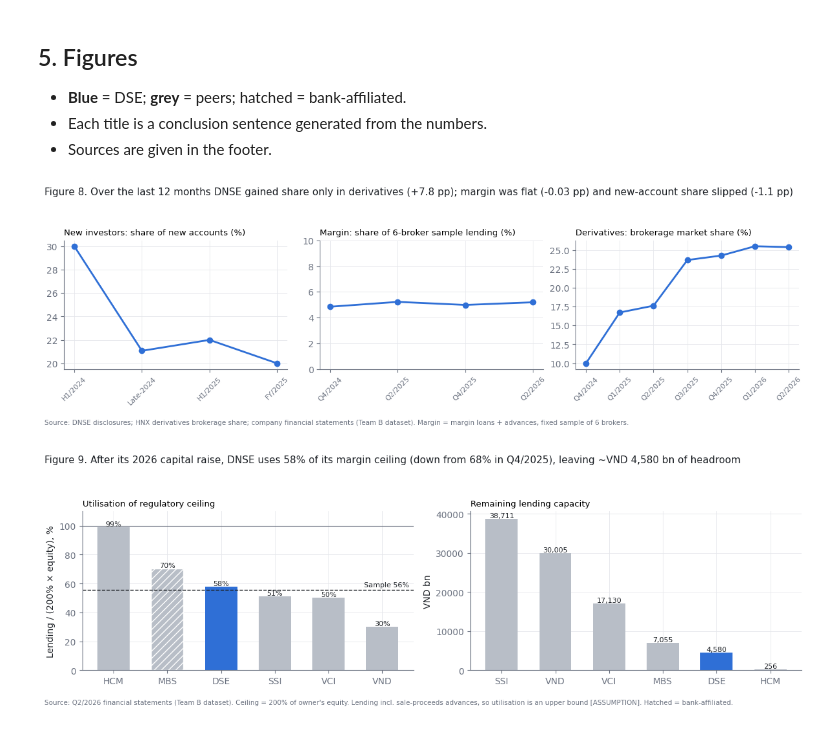
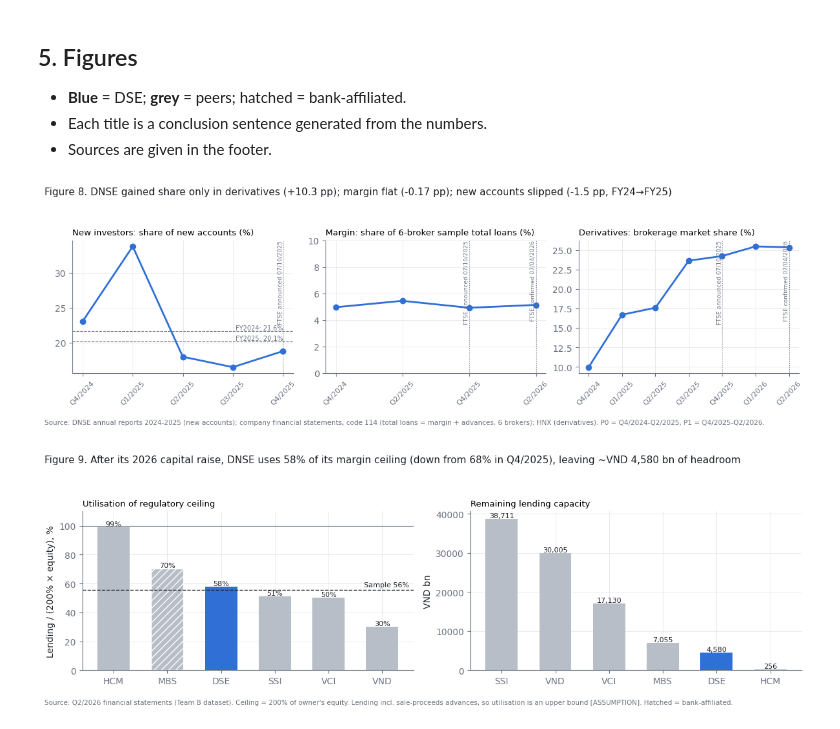
Before and after one commit to Xx-Pumpkin-xX/fba_roadto30_2026, a Jupyter notebook: notebook/B1_axis2_supply_side.ipynb, the cells around one changed output. Drawn from its saved outputs; the diff is of its cells as text; code cells hidden in the pictures.

```diff
--- a/notebook/B1_axis2_supply_side.ipynb
+++ b/notebook/B1_axis2_supply_side.ipynb
@@ -316,6 +383,11 @@ for i, t in enumerate(TICKERS, start=2):
 dse_ds = ds[ds.broker == "DSE"].set_index("quarter").share
 for i, q in enumerate(["Q4/2024", "Q1/2025", "Q2/2025", "Q3/2025", "Q4/2025", "Q1/2026", "Q2/2026"], start=2):
     check(f"DSE deriv share {q}", "2.1_Derivatives", f"O{i}", dse_ds[q])
+dl = pd.read_csv(ROOT / "data/sources/derivatives_share_links.csv", encoding="utf-8-sig").set_index("period")
+for q in ["Q3/2025", "Q4/2025", "Q1/2026", "Q2/2026"]:
+    assert np.isclose(dl.at[q, "dse_share"], dse_ds[q], atol=5e-5), q
+log("D24", "2.1_Derivatives", "O5:O8", "Sources D4-D7 had no link",
+    "Checked against HNX releases (Q3/25, Q4/25, Q2/26) and Vietstock citing HNX (Q1/26): 4/4 match")
 p = deriv_param
 sides_year = p["matched_contracts_h1_26"] * p["dse_share_h1_26"] * p["side_factor"] * p["annualisation"]
 check("deriv revenue low fee (bn/yr)",  "2.3_Derivatives", "G10", sides_year * fee.fee_vnd.min() / 1e9)
@@ -484,28 +558,39 @@ def bar_colors(tickers):
     return [ACCENT if t == "DSE" else PEER for t in tickers]
 # %%
 fig, axes = plt.subplots(1, 3, figsize=(12, 3.8), sharey=False)
-a = acq.dropna(subset=["new_account_share"])
-axes[0].plot(a.period_label, a.new_account_share * 100, marker="o", color=ACCENT, lw=2)
+qq = acq_off[acq_off.period.str.startswith("Q")]
+axes[0].plot(qq.period, qq.share * 100, marker="o", color=ACCENT, lw=2, label="Quarterly 2025")
+for per in ["FY2024", "FY2025"]:
+    v = acq_off.set_index("period").share[per] * 100
+    axes[0].axhline(v, color=MUTED, lw=0.8, ls="--")
+    axes[0].text(len(qq) - 1, v, f" {per}: {v:.1f}%", fontsize=7, color=MUTED, va="bottom", ha="right")
 axes[0].set_title("New investors: share of new accounts (%)", fontsize=9.5, loc="left")
 axes[1].plot(list(mh_share.index), mh_share.values * 100, marker="o", color=ACCENT, lw=2)
-axes[1].set_title("Margin: share of 6-broker sample lending (%)", fontsize=9.5, loc="left")
+axes[1].set_title("Margin: share of 6-broker sample total loans (%)", fontsize=9.5, loc="left")
 axes[1].set_ylim(0, 10)
 qs = list(dse_ds.index)
 axes[2].plot(qs, dse_ds.values * 100, marker="o", color=ACCENT, lw=2)
 axes[2].set_title("Derivatives: brokerage market share (%)", fontsize=9.5, loc="left")
+MILESTONES = {"Q4/2025": "FTSE announced 07/10/2025", "Q2/2026": "FTSE confirmed 07/04/2026"}
 for ax in axes:
+    ticks = [t.get_text() for t in ax.get_xticklabels()] or []
+    xs = list(ax.get_lines()[0].get_xdata())
+    for q, lab in MILESTONES.items():
+        if q in xs:
+            i = xs.index(q); ax.axvline(i, color=MUTED, lw=0.8, ls=":")
+            ax.text(i, ax.get_ylim()[1], lab, fontsize=6.5, color=MUTED, rotation=90, va="top", ha="right")
     ax.tick_params(axis="x", rotation=45, labelsize=8)
 dchg = momentum.set_index("segment").change_pp
-fig.suptitle(f"Figure 8. Over the last 12 months DNSE gained share only in derivatives ({dchg['Derivatives']:+.1f} pp); "
-             f"margin was flat ({dchg['Margin']:+.2f} pp) and new-account share slipped ({dchg['New investors']:+.1f} pp)",
+fig.suptitle(f"Figure 8. DNSE gained share only in derivatives ({dchg['Derivatives']:+.1f} pp); margin flat ({dchg['Margin']:+.2f} pp); "
+             f"new accounts slipped ({dchg['New investors']:+.1f} pp, FY24→FY25)",
              x=0.01, ha="left", fontsize=11, color=INK)
-footer(fig, "Source: DNSE disclosures; HNX derivatives brokerage share; company financial statements (Team B dataset). "
-            "Margin = margin loans + advances, fixed sample of 6 brokers.")
+footer(fig, "Source: DNSE annual reports 2024-2025 (new accounts); company financial statements, code 114 (total loans = margin + advances, "
+            "6 brokers); HNX (derivatives). P0 = Q4/2024-Q2/2025, P1 = Q4/2025-Q2/2026.")
 fig.tight_layout(rect=(0, 0.05, 1, 0.93))
 fig.savefig(FIG / "Fig08_B_market_share.png", dpi=200)
 plt.show()
 # %% [output]
-[figure, old version]
+[figure, new version]
 # %%
 h = H2.drop(index="SAMPLE").sort_values("utilisation", ascending=False)
 fig, axes = plt.subplots(1, 2, figsize=(12, 4))
```
Also changed, not shown: parts of 19 cells of this notebook, 26 other files.
